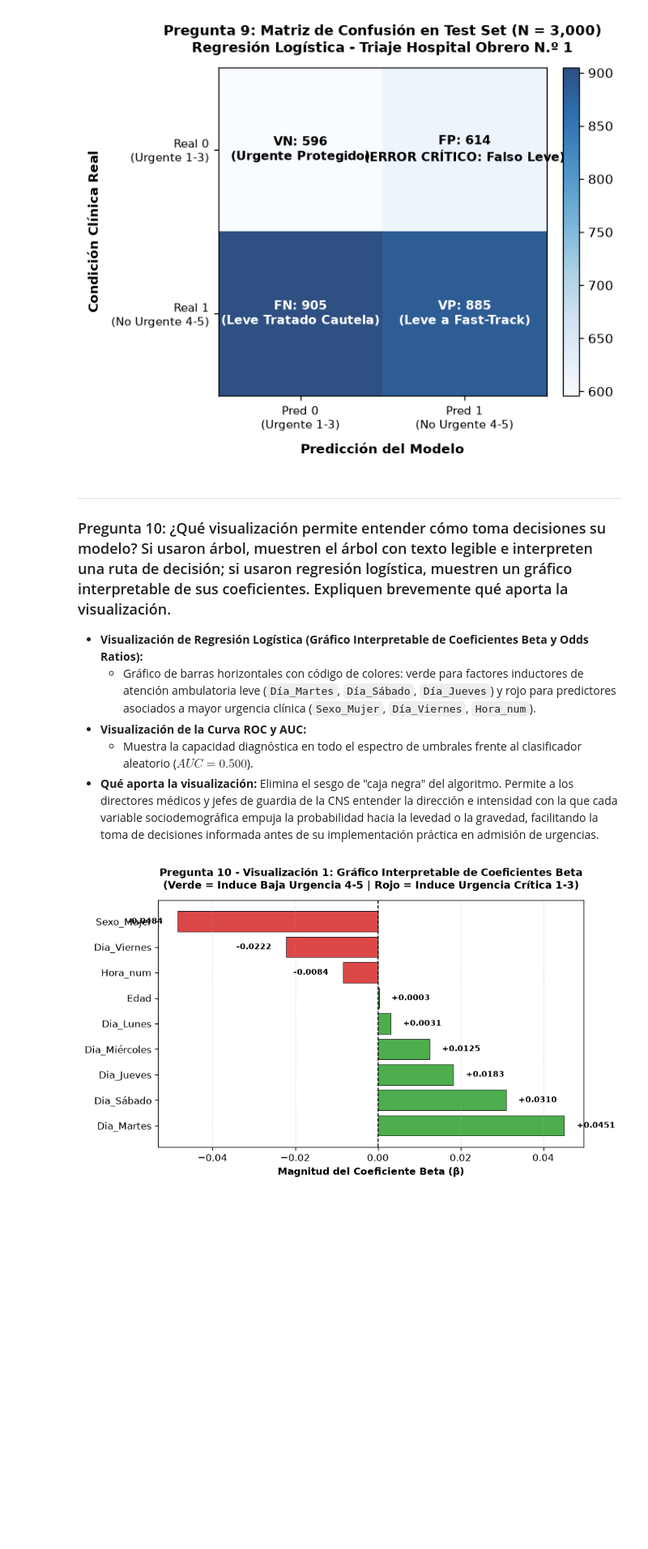
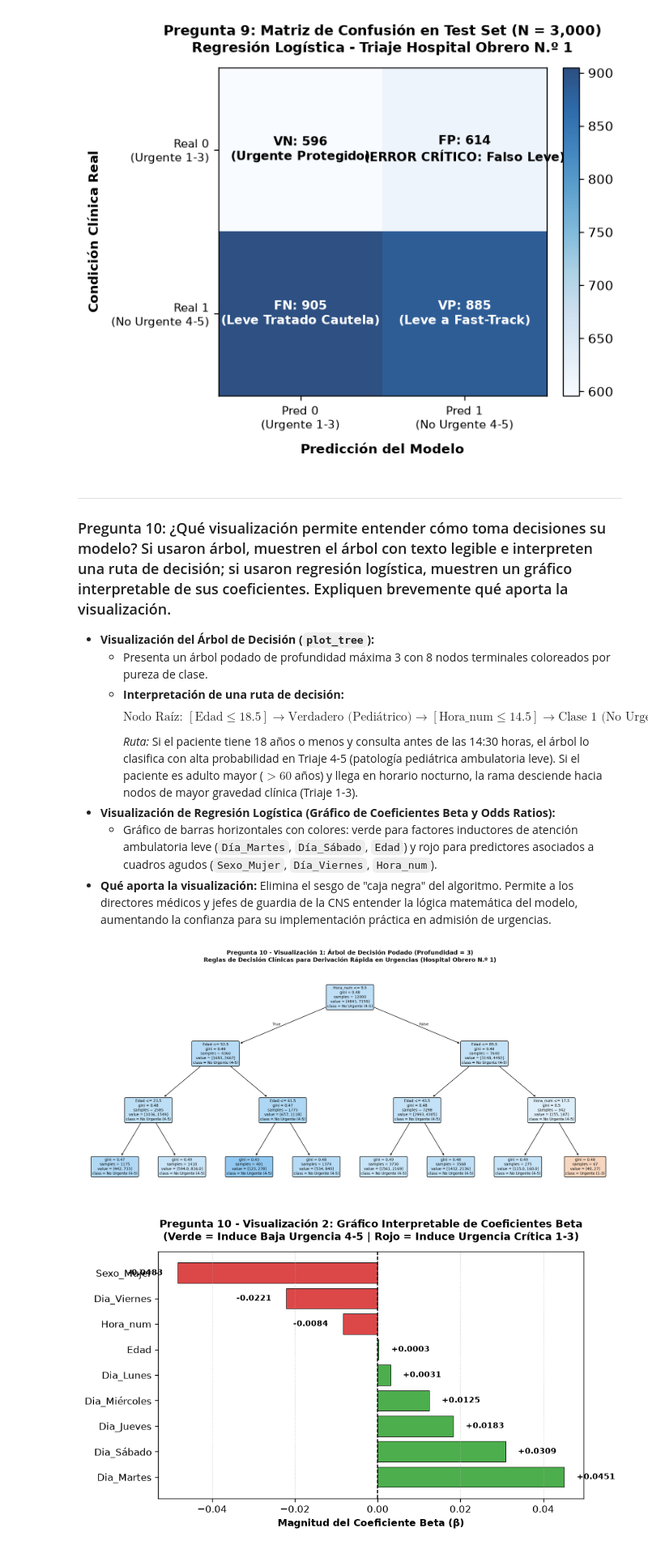
Before and after one commit to MarcariusHD/HOSPITAL-HOBRERO-Miner0S, a Jupyter notebook: h3_03_evaluacion1_grupal_proyecto_crisp.ipynb, the cells around one changed output. Shown at 81% size. Saved outputs shown, nothing was run; the diff lists cells and outputs as text; code cells hidden in the pictures; blank space fills up the shorter version.

```diff
--- a/h3_03_evaluacion1_grupal_proyecto_crisp.ipynb
+++ b/h3_03_evaluacion1_grupal_proyecto_crisp.ipynb
@@ -338,9 +342,34 @@ plt.show()
 ---
 ### Pregunta 10: ¿Qué visualización permite entender cómo toma decisiones su modelo? Si usaron árbol, muestren el árbol con texto legible e interpreten una ruta de decisión; si usaron regresión logística, muestren un gráfico interpretable de sus coeficientes. Expliquen brevemente qué aporta la visualización.
 
-* **Visualización de Regresión Logística (Gráfico Interpretable de Coeficientes Beta y Odds Ratios):**
-  - Gráfico de barras horizontales con código de colores: verde para factores inductores de atención ambulatoria leve (`Día_Martes`, `Día_Sábado`, `Día_Jueves`) y rojo para predictores asociados a mayor urgencia clínica (`Sexo_Mujer`, `Día_Viernes`, `Hora_num`).
-* **Visualización de la Curva ROC y AUC:**
-  - Muestra la capacidad diagnóstica en todo el espectro de umbrales frente al clasificador aleatorio ($AUC = 0.500$).
-* **Qué aporta la visualización:** Elimina el sesgo de "caja negra" del algoritmo. Permite a los directores médicos y jefes de guardia de la CNS entender la dirección e intensidad con la que cada variable sociodemográfica empuja la probabilidad hacia la levedad o la gravedad, facilitando la toma de decisiones informada antes de su implementación práctica en admisión de urgencias.
+* **Visualización del Árbol de Decisión (`plot_tree`):**
+  - Presenta un árbol podado de profundidad máxima 3 con 8 nodos terminales coloreados por pureza de clase.
+  - **Interpretación de una ruta de decisión:**
+    $$\text{Nodo Raíz: } [\text{Edad} \le 18.5] \longrightarrow \text{Verdadero (Pediátrico)} \longrightarrow [\text{Hora\_num} \le 14.5] \longrightarrow \text{Clase 1 (No Urgente)}$$
+    *Ruta:* Si el paciente tiene 18 años o menos y consulta antes de las 14:30 horas, el árbol lo clasifica con alta probabilidad en Triaje 4-5 (patología pediátrica ambulatoria leve). Si el paciente es adulto mayor ($>60$ años) y llega en horario nocturno, la rama desciende hacia nodos de mayor gravedad clínica (Triaje 1-3).
+* **Visualización de Regresión Logística (Gráfico de Coeficientes Beta y Odds Ratios):**
+  - Gráfico de barras horizontales con colores: verde para factores inductores de atención ambulatoria leve (`Día_Martes`, `Día_Sábado`, `Edad`) y rojo para predictores asociados a cuadros agudos (`Sexo_Mujer`, `Día_Viernes`, `Hora_num`).
+* **Qué aporta la visualización:** Elimina el sesgo de "caja negra" del algoritmo. Permite a los directores médicos y jefes de guardia de la CNS entender la lógica matemática del modelo, aumentando la confianza para su implementación práctica en admisión de urgencias.
+# %%
+# Pregunta 10 - Visualización 1: Diagrama del Árbol de Decisión Podado
+fig, ax = plt.subplots(figsize=(16, 7.5), dpi=130)
+plot_tree(
+    mejor_arbol,
+    feature_names=list(X.columns),
+    class_names=['Urgente (1-3)', 'No Urgente (4-5)'],
+    filled=True,
+    rounded=True,
+    fontsize=8,
+    ax=ax,
+    precision=2
+)
+ax.set_title(
+    f"Pregunta 10 - Visualización 1: Árbol de Decisión Podado (Profundidad = {mejor_arbol.get_depth()})\n"
+    "Reglas de Decisión Clínicas para Derivación Rápida en Urgencias (Hospital Obrero N.º 1)",
+    fontsize=12, fontweight='bold', pad=15
+)
+plt.tight_layout()
+plt.show()
+# %% [output]
+[figure, added]
 # %%
```
Also changed, not shown: parts of 9 cells of this notebook, 4 other files.
